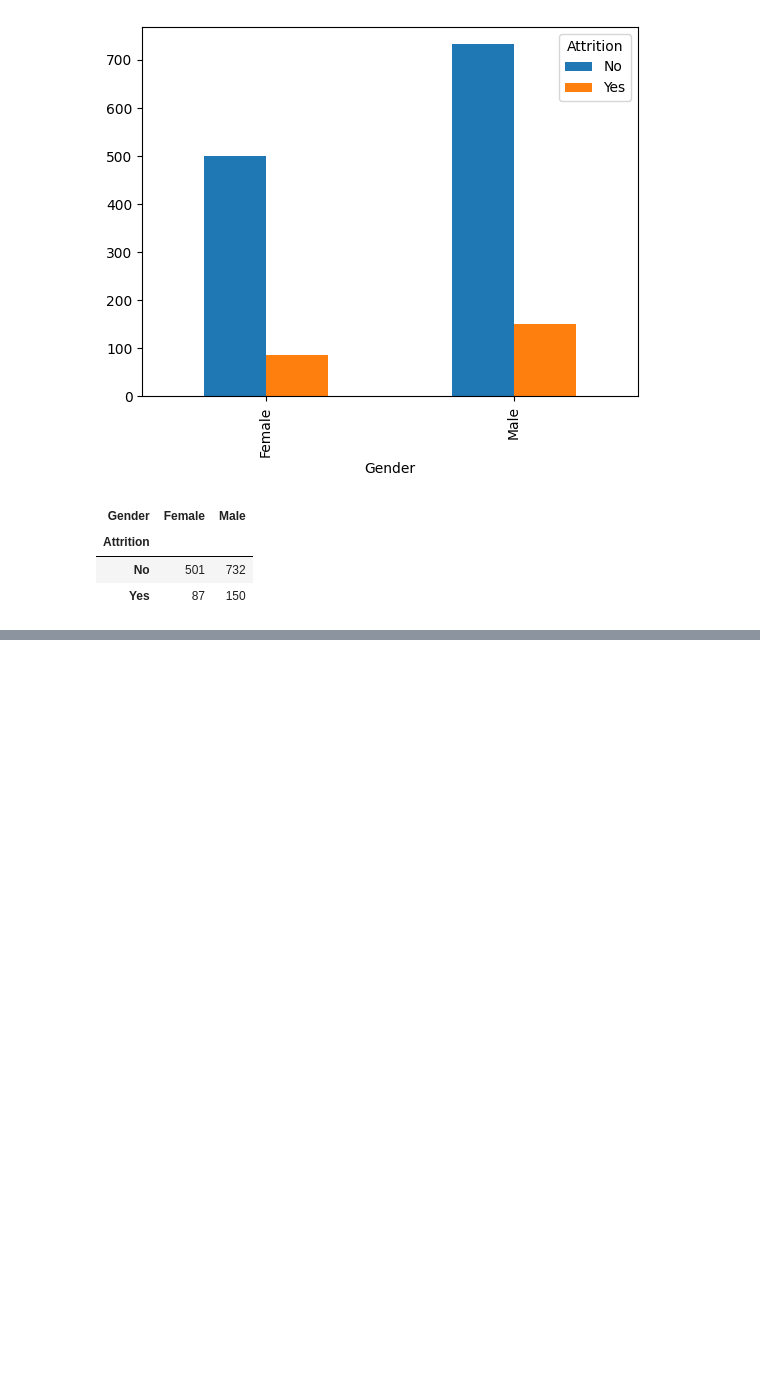
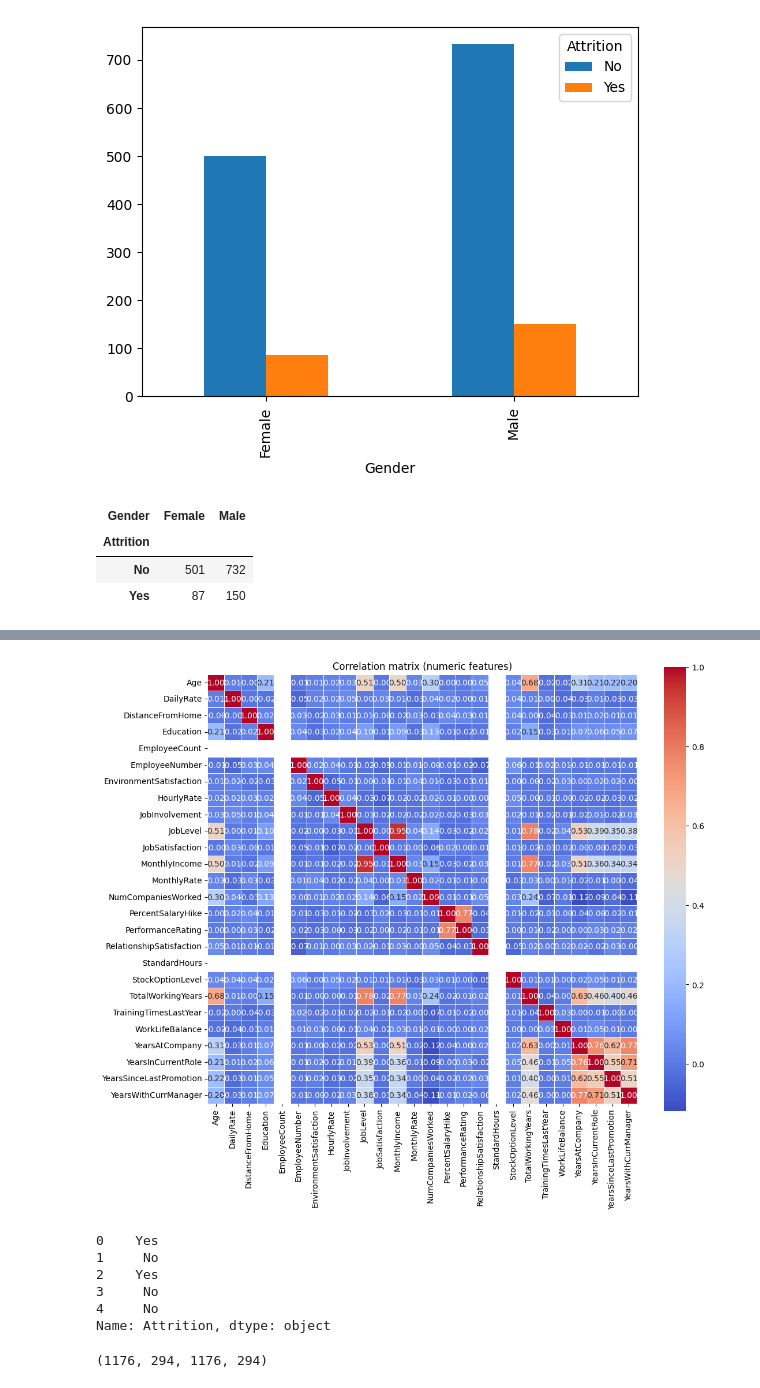
Before and after one commit to nirajacharya13/machine-learning, a Jupyter notebook: decision_trees/practice-problems/ibm-hr-analytics.ipynb, the cells around one changed output, grey strips where cells are left out. Cells and saved outputs as stored; diff of their text form; code cells hidden in the pictures; blank space fills up the shorter version.

Commit message:
feat: built the model, compared with KNN, Logistic Regssn, Random Forest, and Decision Trees

```diff
--- a/decision_trees/practice-problems/ibm-hr-analytics.ipynb
+++ b/decision_trees/practice-problems/ibm-hr-analytics.ipynb
@@ -138,0 +147,7 @@ plt.ylabel("Monthly Income");
+# %%
+# correlation between independent variables
+
+# select numeric columns only to avoid conversion errors
+numeric_df = ibm_analytics.select_dtypes(include=[np.number])
+corr_matrix = numeric_df.corr()
+corr_matrix
@@ -138,0 +173,38 @@ plt.ylabel("Monthly Income");
+# %%
+# correlation heatmap for numeric features
+import matplotlib.pyplot as plt
+plt.figure(figsize=(12,10))
+sns.heatmap(corr_matrix, annot=True, fmt='.2f', cmap='coolwarm', square=True, linewidths=0.5)
+plt.title('Correlation matrix (numeric features)')
+plt.show()
+# %% [output]
+[figure, added]
+# %%
+X = ibm_analytics.drop('Attrition', axis=1)
+y = ibm_analytics.Attrition
+
+# Encode categorical columns in X
+from sklearn.preprocessing import LabelEncoder
+X_encoded = X.copy()
+for col in X_encoded.select_dtypes(include=['object', 'category']).columns:
+    X_encoded[col] = LabelEncoder().fit_transform(X_encoded[col])
+
+X = X_encoded
+X.head()
+
+y.head()
+# %% [output]
+0    Yes
+1     No
+2    Yes
+3     No
+4     No
+Name: Attrition, dtype: object
+# %%
+np.random.seed(32)
+
+X_Train, X_Test, y_Train, y_Test = train_test_split(X, y, test_size=0.2);
+
+len(X_Train), len(X_Test), len(y_Train), len(y_Test)
+# %% [output]
+(1176, 294, 1176, 294)
```
Also changed, not shown: parts of 7 cells of this notebook.
